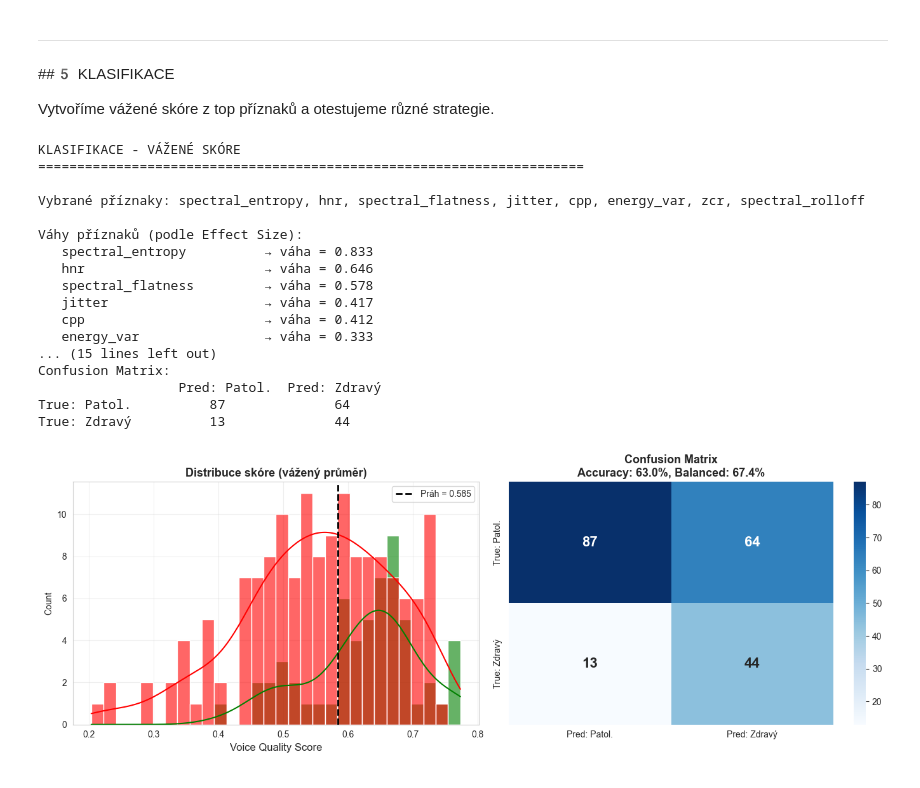
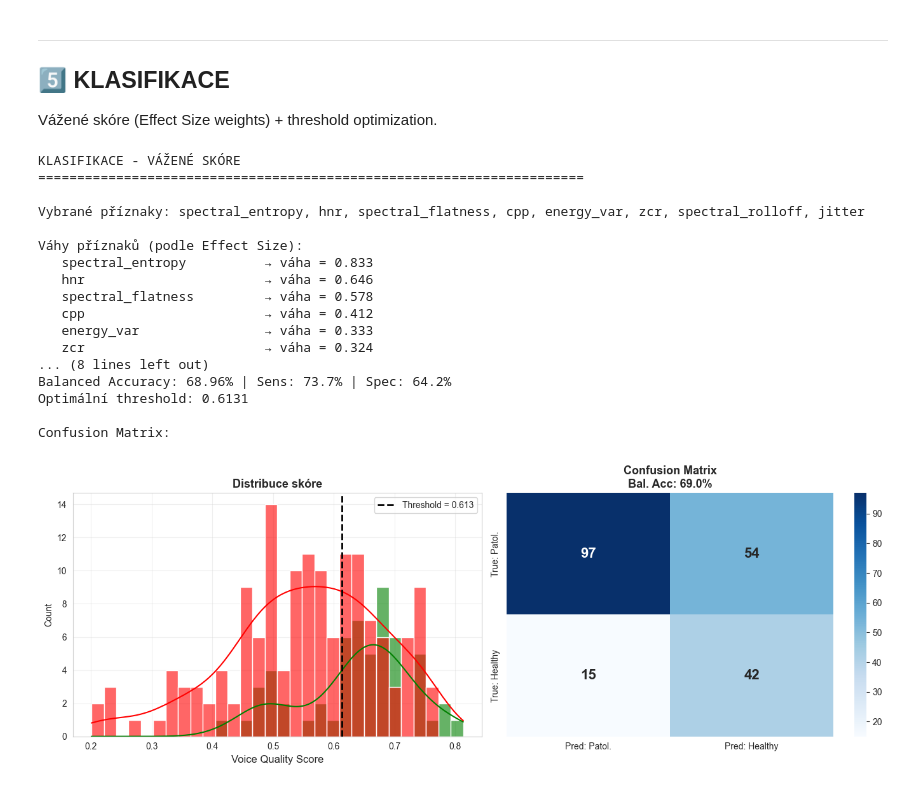
Before and after one commit to BuwikSan/University-stuff-and-small-scale-projects, a Jupyter notebook: 1_University/3_semestr/pzs_project/pzs_seminarky/Seminarka_II_FINAL.ipynb, the cells around one changed output. Cells and saved outputs as stored; diff of their text form; code cells hidden in the pictures.

```diff
--- a/1_University/3_semestr/pzs_project/pzs_seminarky/Seminarka_II_FINAL.ipynb
+++ b/1_University/3_semestr/pzs_project/pzs_seminarky/Seminarka_II_FINAL.ipynb
@@ -508,9 +441,9 @@ Budeme používat TOP 8 příznaků pro klasifikaci!
 # %% [markdown]
 ---
 
-##5️ KLASIFIKACE
+## 5️⃣ KLASIFIKACE
 
-Vytvoříme vážené skóre z top příznaků a otestujeme různé strategie.
+Vážené skóre (Effect Size weights) + threshold optimization.
 # %%
 # === 5 KLASIFIKACE S VÁŽENÝM SKÓRE ===
 
@@ -554,7 +487,6 @@ for feat in selected_features:
 print(f"\n{'='*70}")
 print("STRATEGIE 1: Vážený průměr podle Effect Size")
 print("="*70)
-
 # Výpočet váženého skóre
 weighted_sum = sum(normalized_features[feat] * weights[feat] for feat in selected_features)
 total_weight = sum(weights[feat] for feat in selected_features)
@@ -585,21 +517,16 @@ for threshold in np.linspace(df['score_weighted'].min(), df['score_weighted'].ma
         best_metrics = {'acc': acc * 100, 'sens': sens * 100, 'spec': spec * 100,
                        'tn': tn, 'fp': fp, 'fn': fn, 'tp': tp}
 
-print(f"\nOptimální práh: {best_threshold:.4f}")
-print(f"\nVÝSLEDKY:")
-print(f"   Celková přesnost: {best_metrics['acc']:.2f}%")
-print(f"   Balanced Accuracy: {best_bal * 100:.2f}%")
-print(f"   Sensitivita: {best_metrics['sens']:.2f}%")
-print(f"   Specificita: {best_metrics['spec']:.2f}%")
+print(f"STRATEGIE 1: Vážený průměr (Effect Size weights)")
+print(f"─────────────────────────────────────────────────")
+print(f"Balanced Accuracy: {best_bal * 100:.2f}% | Sens: {best_metrics['sens']:.1f}% | Spec: {best_metrics['spec']:.1f}%")
+print(f"Optimální threshold: {best_threshold:.4f}")
 
 # Confusion Matrix
 cm = np.array([[best_metrics['tn'], best_metrics['fp']],
                [best_metrics['fn'], best_metrics['tp']]])
 
 print(f"\nConfusion Matrix:")
-print(f"                  Pred: Patol.  Pred: Zdravý")
-print(f"True: Patol.      {best_metrics['tn']:6.0f}          {best_metrics['fp']:6.0f}")
-print(f"True: Zdravý      {best_metrics['fn']:6.0f}          {best_metrics['tp']:6.0f}")
 
 # Vizualizace
 fig, axes = plt.subplots(1, 2, figsize=(14, 5))
@@ -609,46 +536,45 @@ ax1 = axes[0]
 sns.histplot(data=df_viz, x=df['score_weighted'], hue='Diagnóza',
              bins=30, alpha=0.6, kde=True, ax=ax1,
              palette={'Zdravý': 'green', 'Patologický': 'red'})
 ax1.axvline(best_threshold, color='black', linestyle='--', linewidth=2,
-           label=f'Práh = {best_threshold:.3f}')
+           label=f'Threshold = {best_threshold:.3f}')
 ax1.set_xlabel('Voice Quality Score', fontsize=12)
-ax1.set_title('Distribuce skóre (vážený průměr)', fontsize=13, fontweight='bold')
+ax1.set_title('Distribuce skóre', fontsize=13, fontweight='bold')
 ax1.legend()
 ax1.grid(True, alpha=0.3)
 
 # Graf 2: Confusion Matrix
 ax2 = axes[1]
 sns.heatmap(cm, annot=True, fmt='.0f', cmap='Blues', cbar=True,
-           xticklabels=['Pred: Patol.', 'Pred: Zdravý'],
-           yticklabels=['True: Patol.', 'True: Zdravý'],
+           xticklabels=['Pred: Patol.', 'Pred: Healthy'],
+           yticklabels=['True: Patol.', 'True: Healthy'],
            ax=ax2, annot_kws={'size': 16, 'weight': 'bold'})
-ax2.set_title(f'Confusion Matrix\nAccuracy: {best_metrics["acc"]:.1f}%, Balanced: {best_bal*100:.1f}%',
+ax2.set_title(f'Confusion Matrix\nBal. Acc: {best_bal*100:.1f}%',
              fontsize=13, fontweight='bold')
 
 plt.tight_layout()
 plt.show()
 
-# Uložíme baseline
 baseline_bal = best_bal * 100
 # %% [output]
 KLASIFIKACE - VÁŽENÉ SKÓRE
 ======================================================================
 
-Vybrané příznaky: spectral_entropy, hnr, spectral_flatness, jitter, cpp, energy_var, zcr, spectral_rolloff
+Vybrané příznaky: spectral_entropy, hnr, spectral_flatness, cpp, energy_var, zcr, spectral_rolloff, jitter
 
 Váhy příznaků (podle Effect Size):
    spectral_entropy          → váha = 0.833
    hnr                       → váha = 0.646
    spectral_flatness         → váha = 0.578
-   jitter                    → váha = 0.417
    cpp                       → váha = 0.412
    energy_var                → váha = 0.333
-... (15 lines left out)
+   zcr                       → váha = 0.324
+... (8 lines left out)
+Balanced Accuracy: 68.96% | Sens: 73.7% | Spec: 64.2%
+Optimální threshold: 0.6131
+
 Confusion Matrix:
-                  Pred: Patol.  Pred: Zdravý
-True: Patol.          87              64
-True: Zdravý          13              44
-[figure, old version]
+[figure, new version]
 # %% [markdown]
 ---
 
```
Also changed, not shown: parts of 13 cells of this notebook, 5 other files.
